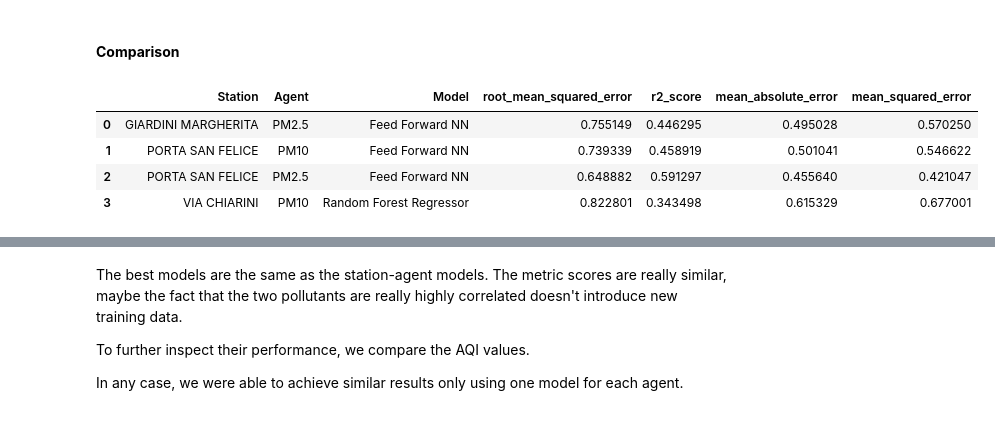
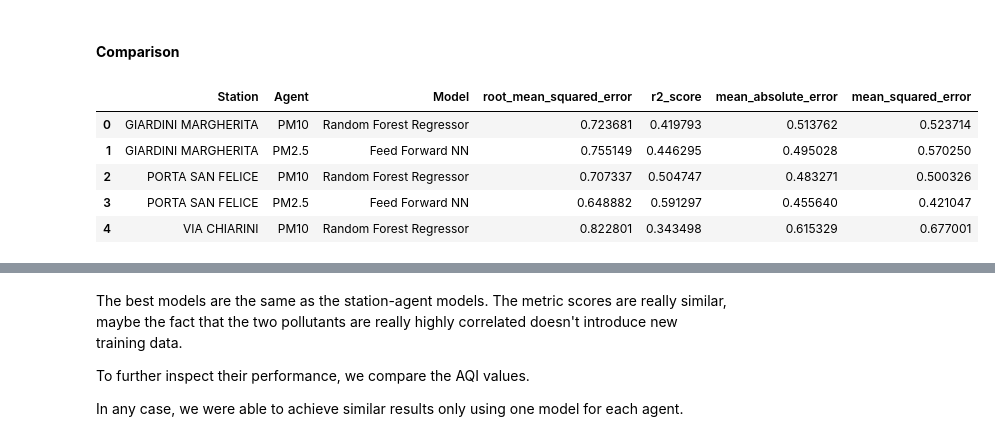
Before and after one commit to davidesonno/AII-project, a Jupyter notebook: 5.1-model-selection_1_per_agent.ipynb, the cells around one changed output, grey strips where cells are left out. Cells and saved outputs as stored; diff of their text form; code cells hidden in the pictures.

Commit message:
update model comparison

```diff
--- a/5.1-model-selection_1_per_agent.ipynb
+++ b/5.1-model-selection_1_per_agent.ipynb
@@ -1095,7 +1090,8 @@ with pd.option_context('display.max_rows', None, 'display.max_columns', None):
 | 8 | PM2.5 | XGB Regressor | 0.740153 | 0.502628 | 0.549508 |
 | 9 | PM2.5 | XGB Regressor 2 | 0.752016 | 0.514044 | 0.568230 |
 # %%
-display(daily_extracted_data_df.loc[daily_extracted_data_df.groupby(by=['Agent'])['root_mean_squared_error'].idxmin()])
+best_daily = daily_extracted_data_df.loc[daily_extracted_data_df.groupby(by=['Agent'])['root_mean_squared_error'].idxmin()]
+best_daily
 # %% [output]
 |  | Agent | Model | root_mean_squared_error | mean_absolute_error | mean_squared_error |
 | 0 | PM10 | Random Forest Regressor | 0.750388 | 0.536442 | 0.565660 |
@@ -1103,29 +1099,28 @@ display(daily_extracted_data_df.loc[daily_extracted_data_df.groupby(by=['Agent']
 # %% [markdown]
 #### **Comparison**
 # %%
-comparison = [
-    ("GIARDINI MARGHERITA", "PM2.5", "Feed Forward NN"),
-    ("PORTA SAN FELICE", "PM10", "Feed Forward NN"),
-    ("PORTA SAN FELICE", "PM2.5", "Feed Forward NN"),
-    ("VIA CHIARINI", "PM10", "Random Forest Regressor"),
-]
-
 daily_comparison_results = []
-for station, agent, model in comparison:
-    comparison_metrics = daily_results[station][agent][model]['metric_scores']
-    daily_comparison_results.append({
-        "Station": station,
-        "Agent": agent,
-        "Model": model,
-        **comparison_metrics
-    })
+comparison_agents = best_daily['Agent']
+comparison_models = best_daily['Model']
+comparison_models = ['Random Forest Regressor']+['Feed Forward NN']
+for station in daily_results:
+    for agent, model in zip(comparison_agents, comparison_models):
+        if agent in daily_results[station]:
+            comparison_metrics = daily_results[station][agent][model]['metric_scores']
+            daily_comparison_results.append({
+                "Station": station,
+                "Agent": agent,
+                "Model": model,
+                **comparison_metrics
+            })
 
 daily_comparison_df = pd.DataFrame(daily_comparison_results)
 display(daily_comparison_df)
 # %% [output]
 |  | Station | Agent | Model | root_mean_squared_error | r2_score | mean_absolute_error | mean_squared_error |
-| 0 | GIARDINI MARGHERITA | PM2.5 | Feed Forward NN | 0.755149 | 0.446295 | 0.495028 | 0.570250 |
-| 1 | PORTA SAN FELICE | PM10 | Feed Forward NN | 0.739339 | 0.458919 | 0.501041 | 0.546622 |
-| 2 | PORTA SAN FELICE | PM2.5 | Feed Forward NN | 0.648882 | 0.591297 | 0.455640 | 0.421047 |
-| 3 | VIA CHIARINI | PM10 | Random Forest Regressor | 0.822801 | 0.343498 | 0.615329 | 0.677001 |
+| 0 | GIARDINI MARGHERITA | PM10 | Random Forest Regressor | 0.723681 | 0.419793 | 0.513762 | 0.523714 |
+| 1 | GIARDINI MARGHERITA | PM2.5 | Feed Forward NN | 0.755149 | 0.446295 | 0.495028 | 0.570250 |
+| 2 | PORTA SAN FELICE | PM10 | Random Forest Regressor | 0.707337 | 0.504747 | 0.483271 | 0.500326 |
+| 3 | PORTA SAN FELICE | PM2.5 | Feed Forward NN | 0.648882 | 0.591297 | 0.455640 | 0.421047 |
+| 4 | VIA CHIARINI | PM10 | Random Forest Regressor | 0.822801 | 0.343498 | 0.615329 | 0.677001 |
 # %% [markdown]
```
Also changed, not shown: parts of 2 cells of this notebook.
